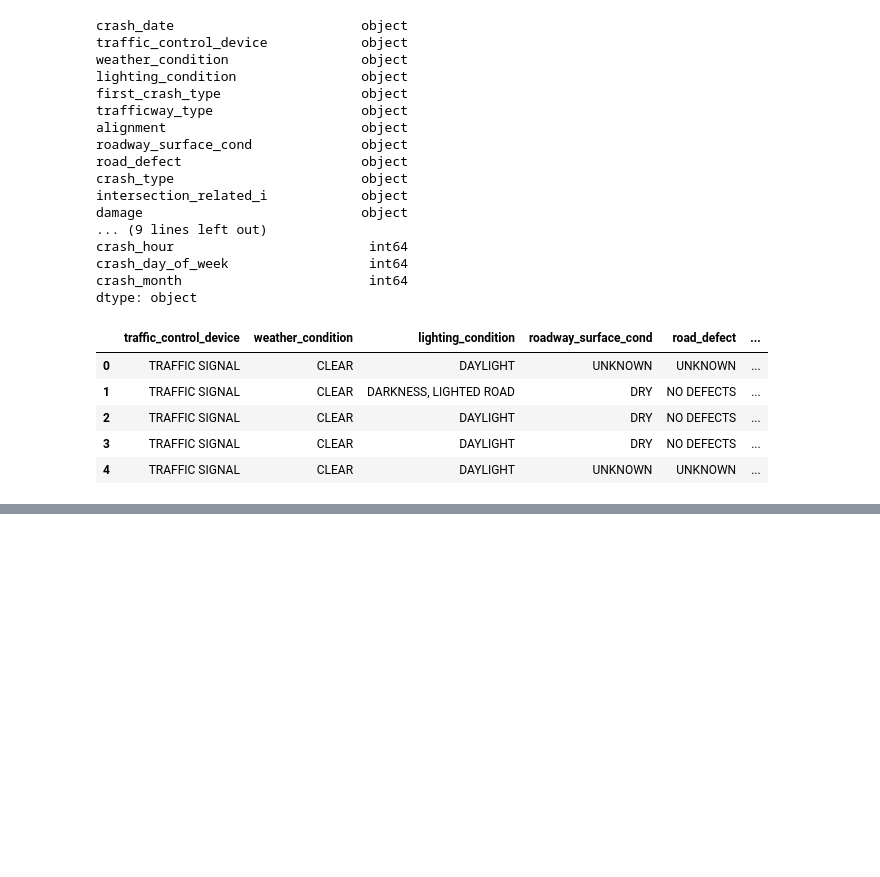
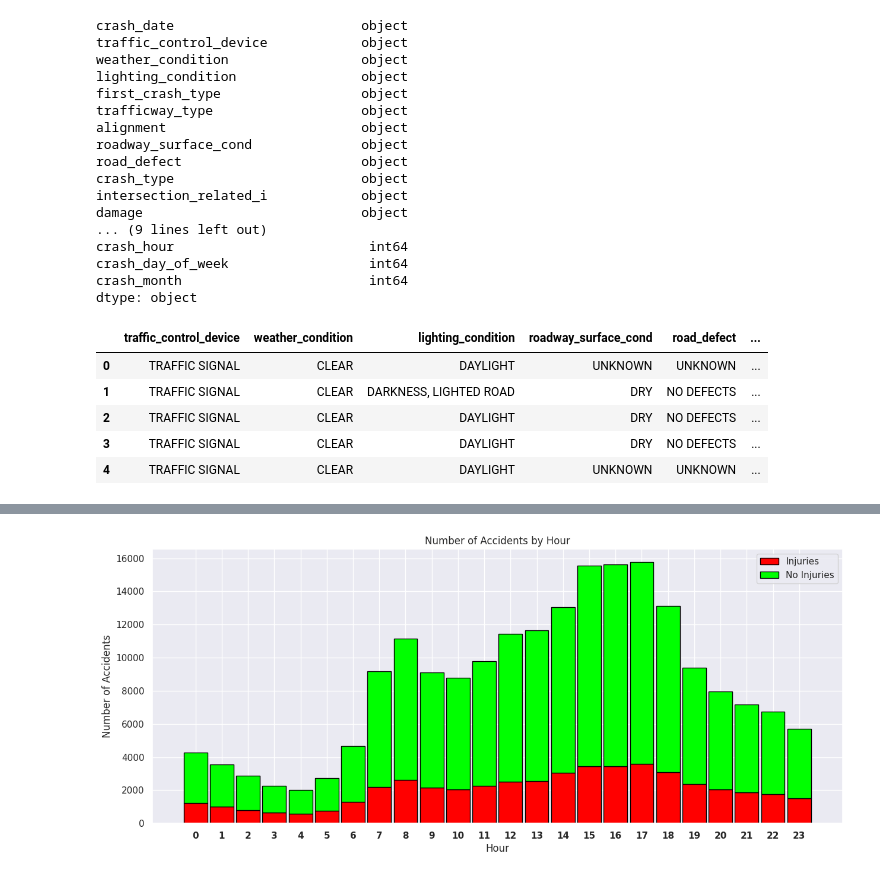
Before and after one commit to Alveaenerle/EDA-traffic-crashes, a Jupyter notebook: main.ipynb, the cells around one changed output, grey strips where cells are left out. Cells and saved outputs as stored; diff of their text form; code cells hidden in the pictures; blank space fills up the shorter version.

```diff
--- a/main.ipynb
+++ b/main.ipynb
@@ -129,0 +170,17 @@ NameError: name 'np' is not defined
+# %%
+df_non_injuries_hour = df[df['Injuries'] == 0].groupby(by='Crash Hour').size()
+df_injuries_hour = df[df['Injuries'] > 0].groupby(by='Crash Hour').size()
+
+bar_width = 0.9
+r = range(0, 24, 1)
+plt.figure(figsize=(15, 6))
+plt.bar(r, df_injuries_hour, width=bar_width, color='#ff0000', edgecolor='black', label='Injuries')
+plt.bar(r, df_non_injuries_hour, width=bar_width, color='#00ff00', edgecolor='black', bottom=df_injuries_hour, label='No Injuries')
+plt.xticks(r, fontweight='bold')
+plt.xlabel("Hour")
+plt.ylabel("Number of Accidents")
+plt.title("Number of Accidents by Hour")
+plt.legend()
+plt.show()
+# %% [output]
+[figure, added]
```
Also changed, not shown: parts of 13 cells of this notebook.
